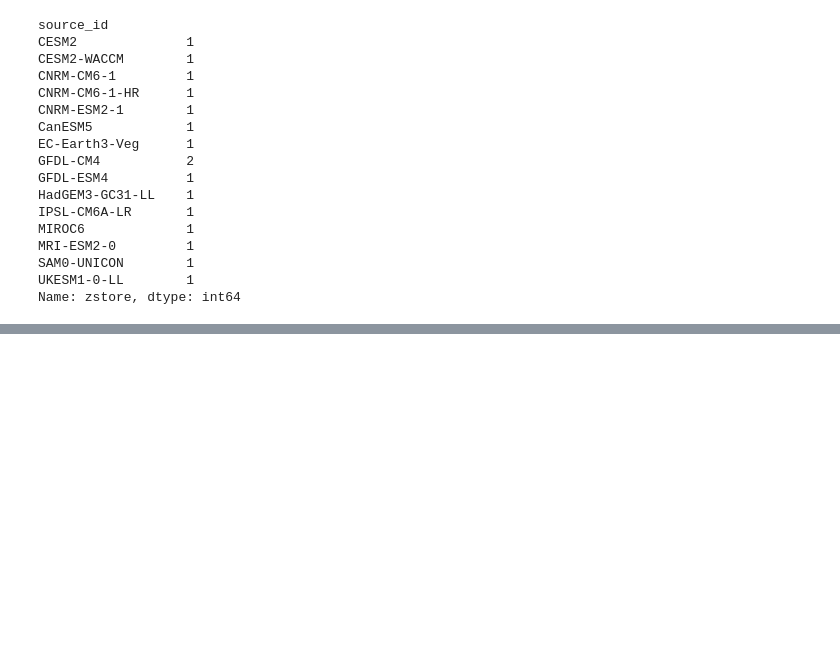
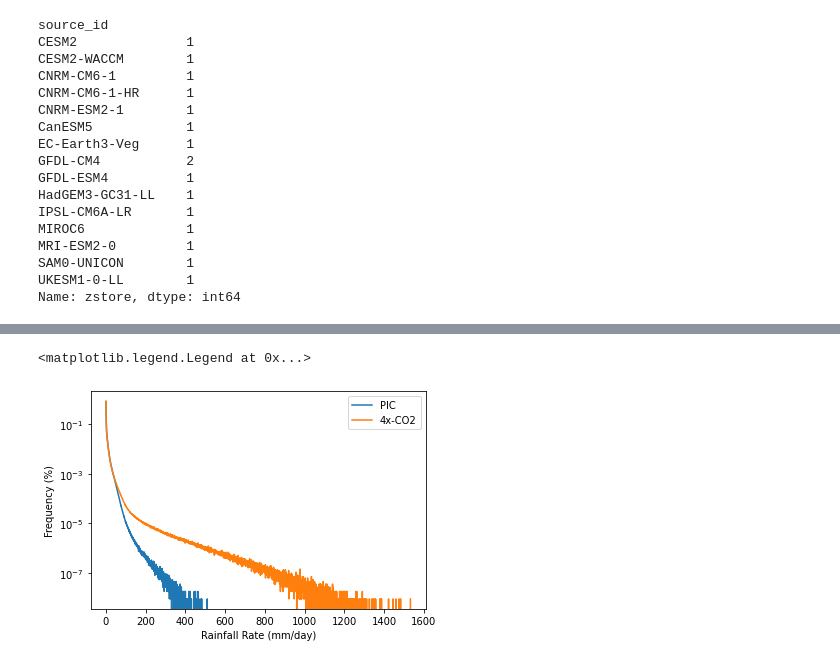
Before and after one commit to TaufiqHassan/cloud_CMIP6, a Jupyter notebook: precip_analysis.ipynb, the cells around one changed output, grey strips where cells are left out. Drawn from its saved outputs; the diff is of its cells as text; code cells hidden in the pictures; blank space fills up the shorter version.

```diff
--- a/precip_analysis.ipynb
+++ b/precip_analysis.ipynb
@@ -145,4 +280,12 @@ fig.colorbar(a,ax=axs.ravel().tolist(),orientation='horizontal',pad=0.02, shrink
 # %%
-# fig.savefig("spatial_pr.eps", format='eps', dpi=350, bbox_inches='tight',pad_inches=0.1)
+# fig.savefig("pr_spatial.eps", format='eps', dpi=350, bbox_inches='tight',pad_inches=0.1)
 # from google.colab import files
-# files.download("spatial_pr.eps")
+# files.download("pr_spatial.eps")
+ds1 = get_data(df_pic_pr, common_models[6])['pr'][:18250]
+ds2 = get_data(df_x4_pr, common_models[6])['pr'][-18250:]
+# %%
+test = ds1.sel(lat=slice(-20,20))
+test2 = ds2.sel(lat=slice(-20,20))
+# %%
+test.load()
+%time test2.load()
@@ -148,0 +312,16 @@ fig.colorbar(a,ax=axs.ravel().tolist(),orientation='horizontal',pad=0.02, shrink
+# %%
+fig = plt.figure()
+binwidth=0.5
+ax = fig.add_subplot(1, 1, 1)
+hist2, bins = np.histogram((test2*86400), bins=np.arange((test2*86400).min(), (test2*86400).max() + binwidth, binwidth), normed=True)
+hist, bins = np.histogram((test*86400), bins=np.arange((test2*86400).min(), (test2*86400).max() + binwidth, binwidth), normed=True)
+bin_centers = (bins[1:]+bins[:-1])*0.5
+plt.plot(bin_centers, hist,label='PIC')
+plt.plot(bin_centers, hist2, label='4x-CO2')
+ax.set_yscale('log')
+ax.set_ylabel('Frequency (%)')
+ax.set_xlabel('Rainfall Rate (mm/day)')
+plt.legend()
+# %% [output]
+<matplotlib.legend.Legend at 0x...>
+[figure, added]
```
Also changed, not shown: parts of 14 cells of this notebook.
